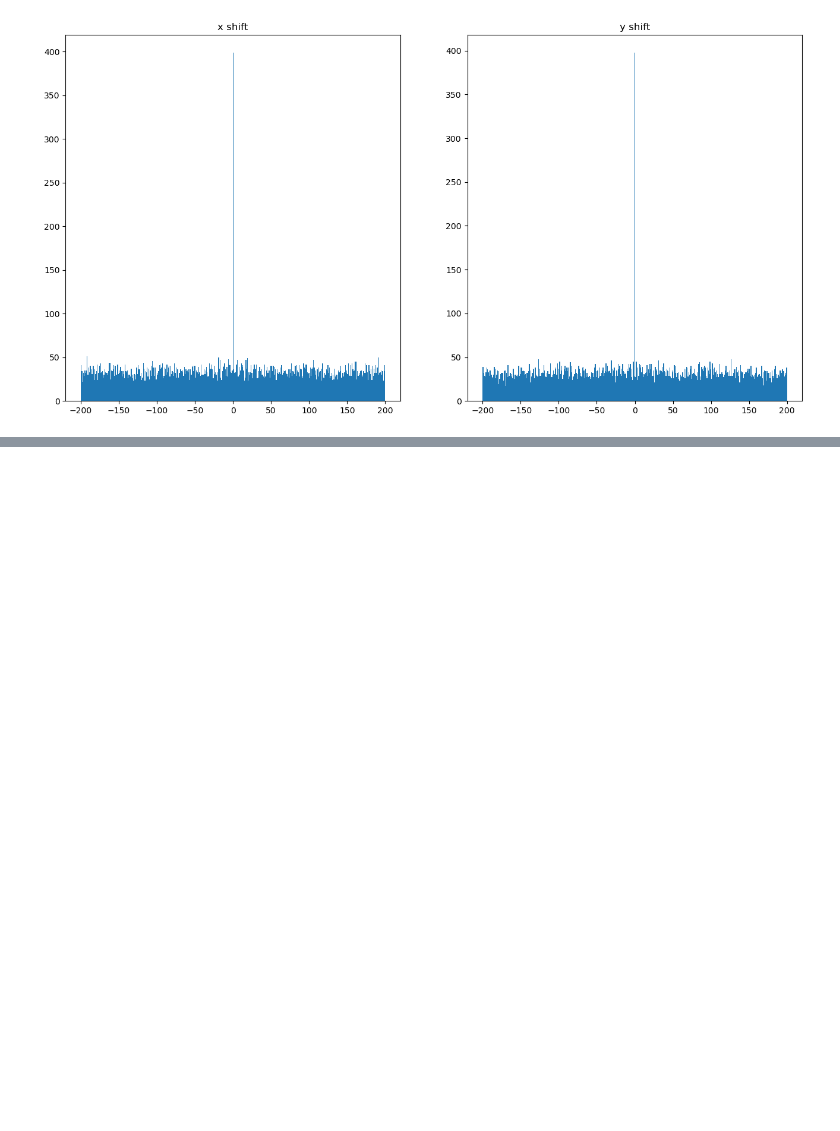
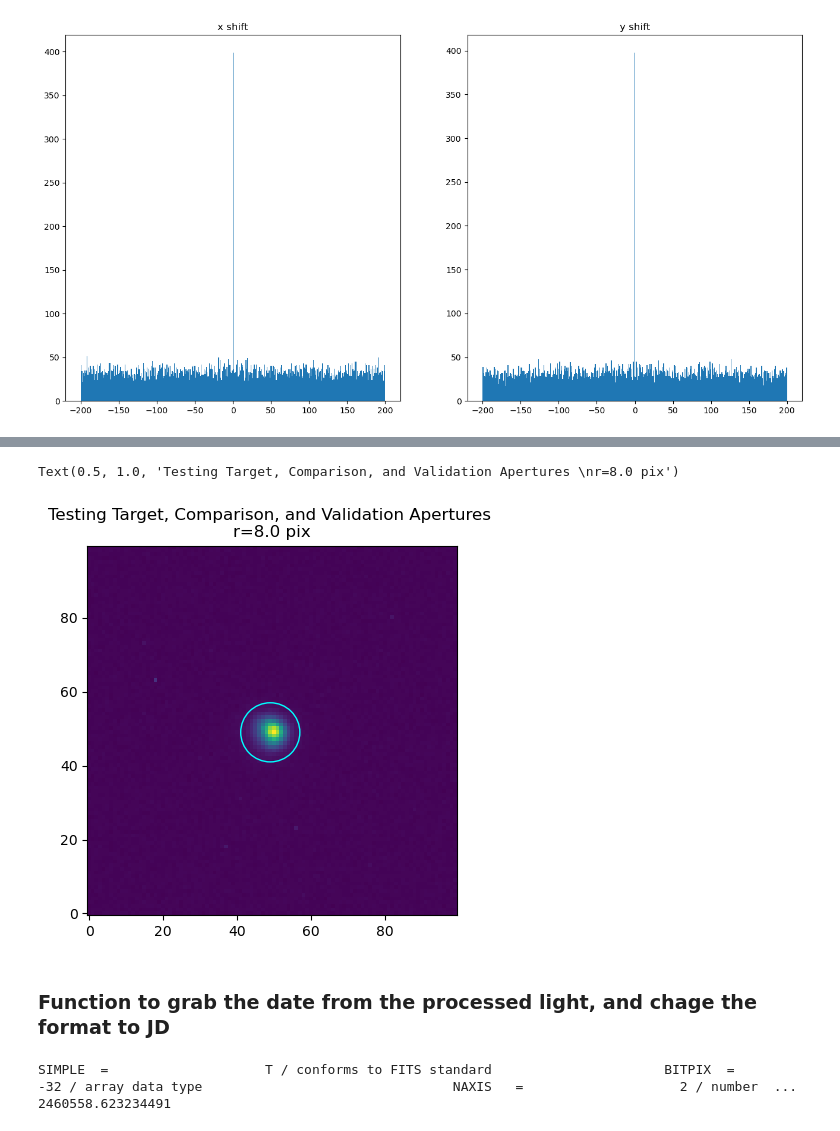
Before and after one commit to spencermfreeman/Astro_Fits_Pipeline, a Jupyter notebook: notebooks/photometry.ipynb, the cells around one changed output, grey strips where cells are left out. Cells and saved outputs as stored; diff of their text form; code cells hidden in the pictures; blank space fills up the shorter version.

Commit message:
time scaling.

```diff
--- a/notebooks/photometry.ipynb
+++ b/notebooks/photometry.ipynb
@@ -408,0 +474,29 @@ Length = 400 rows
+# %%
+from astropy.nddata import Cutout2D
+x_targ,y_targ = (2403.662364756954, 2018.2046627353204)
+x_comp,y_comp = (1756.1089736736467, 2364.1375110432928)
+x_vali,y_vali = (1988.9627767690627, 1765.0694999895554)
+cutout = Cutout2D(data, (x_vali,y_vali), (100, 100))
+aper_targ = CircularAperture((49,49), r=8.)
+aper_targ.plot(color='cyan')
+plt.imshow(cutout.data, origin='lower')
+plt.title("Testing Target, Comparison, and Validation Apertures \nr=8.0 pix")
+# %% [output]
+Text(0.5, 1.0, 'Testing Target, Comparison, and Validation Apertures \nr=8.0 pix')
+[figure, added]
+# %% [markdown]
+### Function to grab the date from the processed light, and chage the format to JD
+# %%
+from astropy.time import Time
+
+header_lc = fits.getheader('/Users/spencerfreeman/Desktop/PersonalCS/CurrentPipeline/test_input/test_output/qatar-5b_lrp_out_1.fit')
+
+def iso_date_to_JD(iso_date:str) -> str:
+    iso_date = iso_date.replace("T", " ")
+    t = Time(iso_date, format='iso')
+    return t.jd
+
+print(iso_date_to_JD(header_lc['DATE-OBS']))
+# %% [output]
+SIMPLE  =                    T / conforms to FITS standard                      BITPIX  =                  -32 / array data type                                NAXIS   =                    2 / number  ...
+2460558.623234491
```
Also changed, not shown: parts of 5 cells of this notebook.
